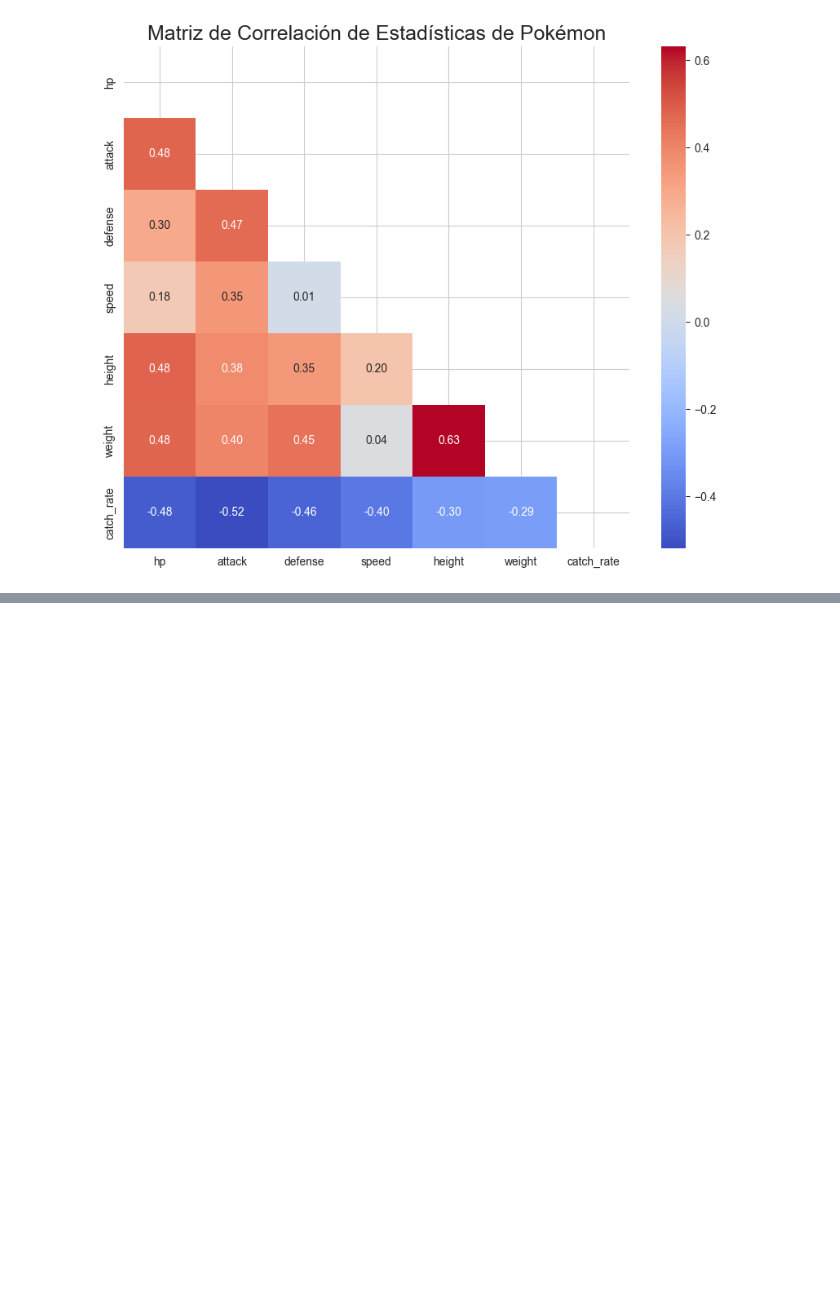
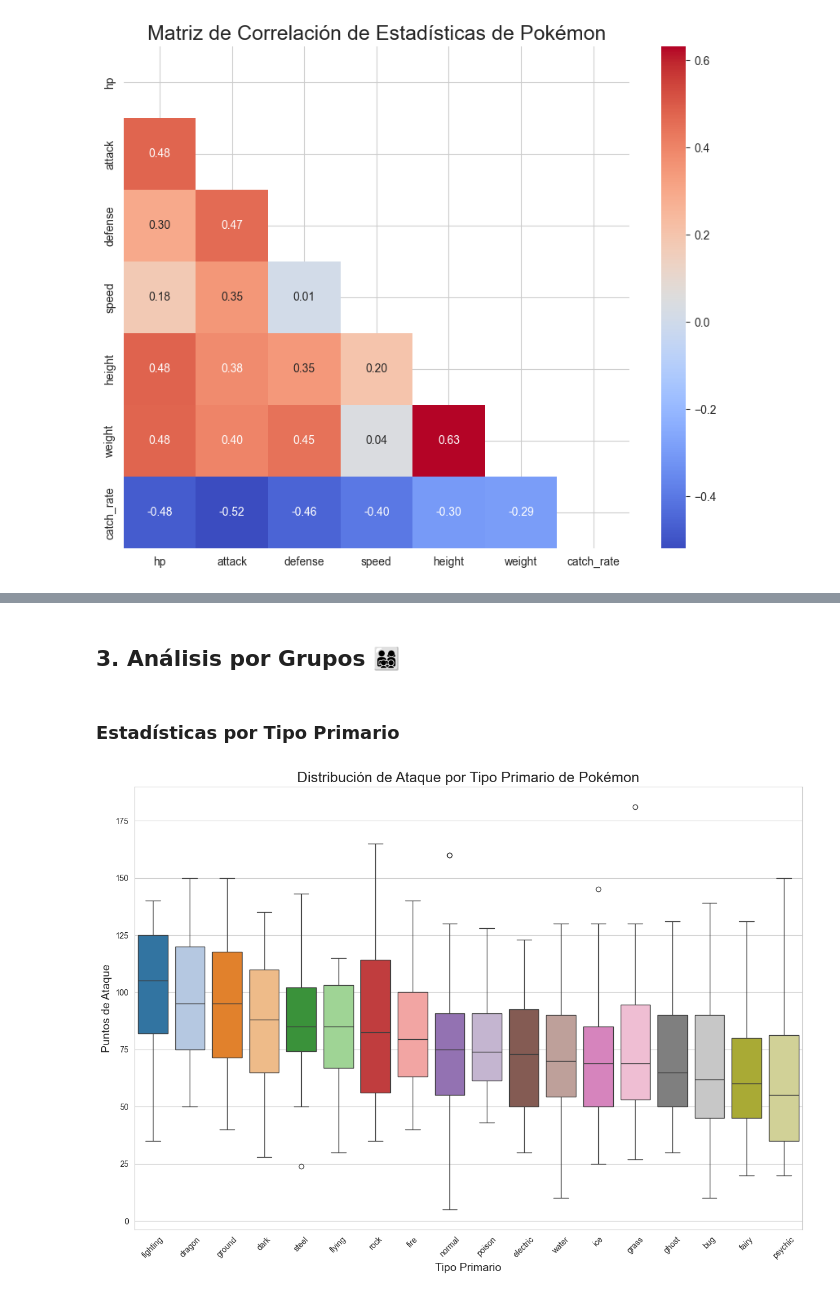
Before and after one commit to osvaldomx/ciencia-pokemon, a Jupyter notebook: notebooks/pokemon_eda.ipynb, the cells around one changed output, grey strips where cells are left out. Drawn from its saved outputs; the diff is of its cells as text; code cells hidden in the pictures; blank space fills up the shorter version.

```diff
--- a/notebooks/pokemon_eda.ipynb
+++ b/notebooks/pokemon_eda.ipynb
@@ -296,0 +365,20 @@ plt.show()
+# %% [markdown]
+## 3. Análisis por Grupos 👨‍👩‍👧‍👦
+# %% [markdown]
+### Estadísticas por Tipo Primario
+# %%
+# --- 1. Calcular el Orden de los Tipos por Mediana de Ataque ---
+# Ordenar las cajas por la mediana del ataque hace que el gráfico sea mucho más fácil de leer.
+type_order = df.groupby('type1')['attack'].median().sort_values(ascending=False).index
+
+# --- 2. Crear el Boxplot ---
+plt.figure(figsize=(15, 10))
+sns.boxplot(x='type1', y='attack', data=df, order=type_order, palette='tab20')
+
+plt.title('Distribución de Ataque por Tipo Primario de Pokémon', fontsize=18)
+plt.xlabel('Tipo Primario', fontsize=14)
+plt.ylabel('Puntos de Ataque', fontsize=14)
+plt.xticks(rotation=45) # Rotamos las etiquetas para que no se superpongan
+plt.show()
+# %% [output]
+[figure, added]
```
Also changed, not shown: parts of 27 cells of this notebook, 9 other files.
